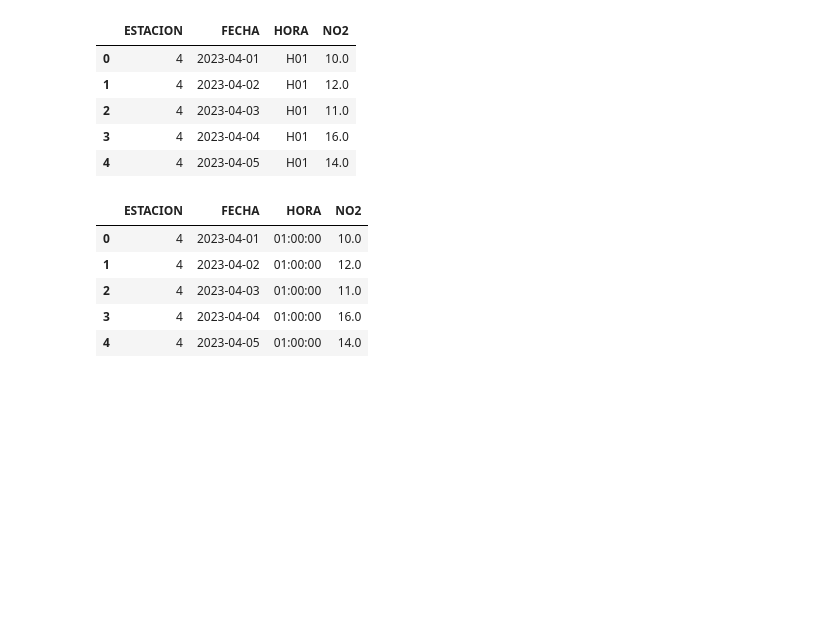
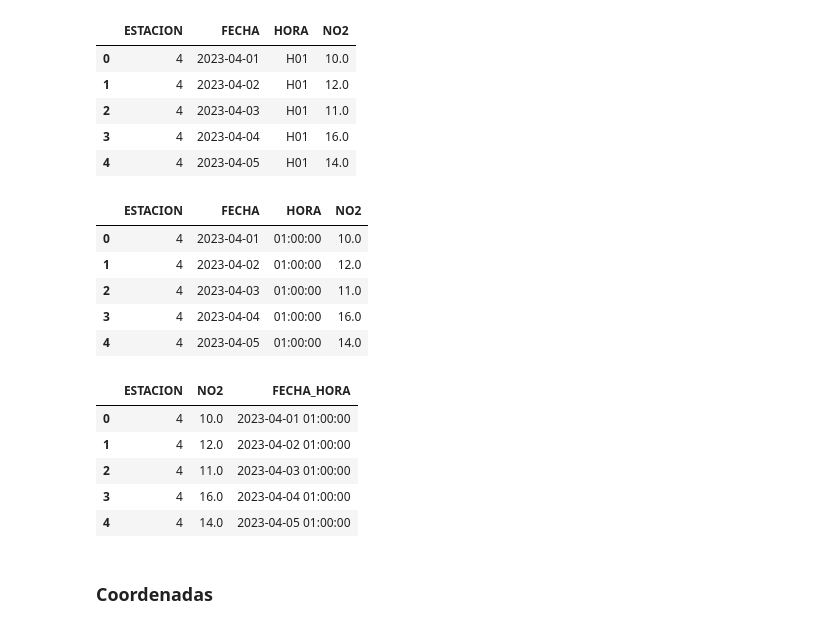
Before and after one commit to charlieciordia/AQ-MAD, a Jupyter notebook: notebook/AQ TIME.ipynb, the cells around one changed output. Drawn from its saved outputs; the diff is of its cells as text; code cells hidden in the pictures; blank space fills up the shorter version.

```diff
--- a/notebook/AQ TIME.ipynb
+++ b/notebook/AQ TIME.ipynb
@@ -193,0 +185,23 @@ df = df.rename(columns={'24': '0'})
+# %%
+dftime = df_clean.copy()
+# %%
+# Convertir la columna 'HORA' a formato timedelta
+dftime['HORA'] = pd.to_timedelta(dftime['HORA'].str.replace('H', ''), errors='coerce')
+
+# Combinar FECHA y HORA en una nueva columna 'FECHA_HORA' en formato DateTime
+dftime['FECHA_HORA'] = pd.to_datetime(dftime['FECHA']) + dftime['HORA']
+
+# Eliminar las columnas FECHA y HORA si se desea
+dftime.drop(['FECHA', 'HORA'], axis=1, inplace=True)
+
+# Mostrar el DataFrame resultante con la nueva columna 'FECHA_HORA'
+dftime.head()
+# %% [output]
+|  | ESTACION | NO2 | FECHA_HORA |
+| 0 | 4 | 10.0 | 2023-04-01 01:00:00 |
+| 1 | 4 | 12.0 | 2023-04-02 01:00:00 |
+| 2 | 4 | 11.0 | 2023-04-03 01:00:00 |
+| 3 | 4 | 16.0 | 2023-04-04 01:00:00 |
+| 4 | 4 | 14.0 | 2023-04-05 01:00:00 |
+# %% [markdown]
+### Coordenadas
```
Also changed, not shown: parts of 20 cells of this notebook, 1 other file.
